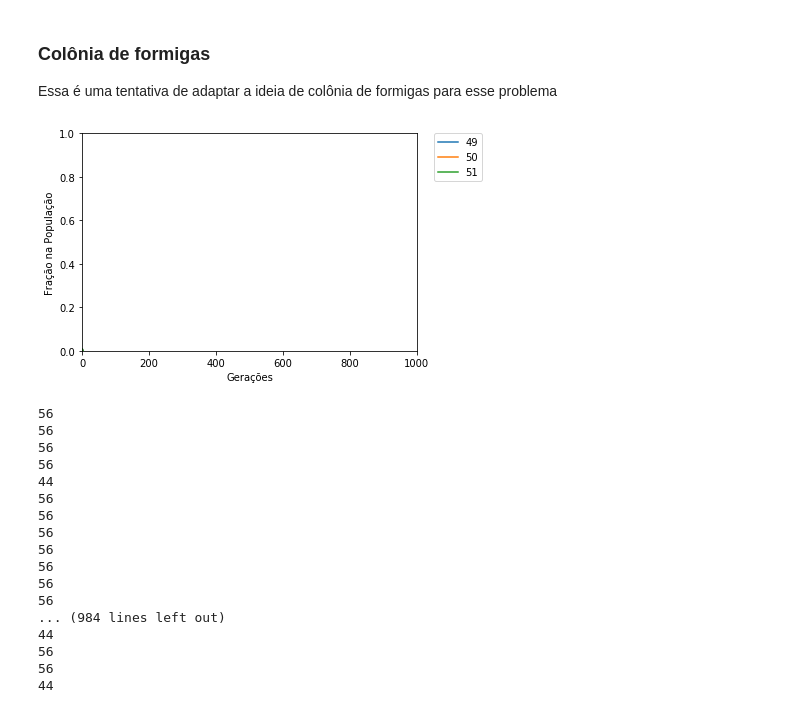
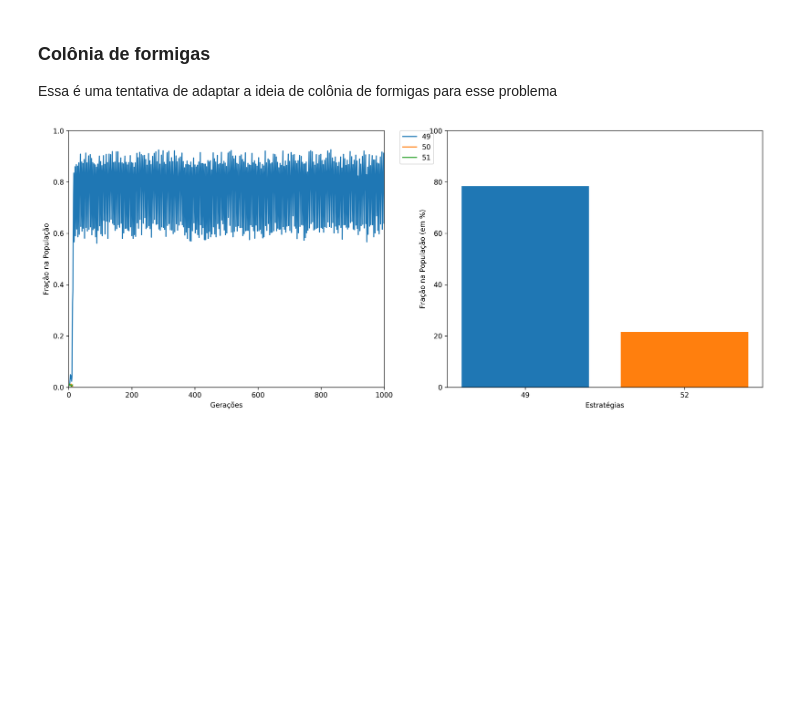
Before and after one commit to gaabrielfranco/game-theory-w1, a Jupyter notebook: twin-sisters.ipynb, the cells around one changed output. Saved outputs shown, nothing was run; the diff lists cells and outputs as text; code cells hidden in the pictures; blank space fills up the shorter version.

Commit message:
ACO and plots update

```diff
--- a/twin-sisters.ipynb
+++ b/twin-sisters.ipynb
@@ -111,15 +111,39 @@ class Agent:
 
 Esse trecho de código usa os dicionários <tt>strategies_tracked</tt> e <tt>fraction_agents</tt> que foram populados durante a execução do processo evolutivo
 # %%
-def plot_results(strategies_tracked, fraction_agents, epochs):
+def plot_results(agents, strategies_tracked, fraction_agents, epochs):
+    plt.figure(1, figsize=(18, 15), dpi=300)
+
+    plt.subplot(221)
     for s in strategies_tracked:
         plt.plot(list(range(1, len(fraction_agents[s]) + 1)), \
                  fraction_agents[s], label=str(s))
+
     plt.legend(bbox_to_anchor=(1.05, 1), loc=2, borderaxespad=0.)
     plt.xlabel('Gerações')
     plt.ylabel('Fração na População')
     plt.ylim(0, 1)
     plt.xlim(0, epochs)
+
+    strategies = [0] * 101
+    for agent in agents:
+        strategies[agent.get_strategy() - 1] += 1
+
+    plt.subplot(222)
+    x = []
+    y = (np.array(strategies) / len(agents)) * 100
+    j = 0
+    for i in range(0, len(y)):
+        if (y[i] != 0):
+            plt.bar(j, y[i])
+            x.append(str(i + 1))
+            j += 1
+
+    plt.xticks(list(range(len(x))), x)
+    plt.xlabel('Estratégias')
+    plt.ylabel('Fração na População (em %)')
+    plt.ylim(0, 100)
+
     plt.show()
 # %% [markdown]
 ### Algoritmo genético padrão
@@ -355,7 +379,7 @@ def ACO(iterations = 1000, n = 1000, k = 100, m = 10, decay = 0.7):
         # Fase de reforço do feromônio (aumentar as m melhores)
         for j in range(0, m):
             strategy = agents[j].get_strategy()
-            delta = agents[j].get_score() / k
+            delta = (agents[j].get_score() / k) * 0.01
             pheromones[strategy - 1] += delta
 
         # Construir uma nova solução baseada nos feromônios
@@ -379,28 +403,8 @@ def ACO(iterations = 1000, n = 1000, k = 100, m = 10, decay = 0.7):
             if s in number_agents:
                 fraction_agents[s].append(number_agents[s]/n)
 
-    plot_results(strategies_tracked, fraction_agents, iterations)
-
-    for agent in agents:
-        print(agent.get_strategy())
+    plot_results(agents, strategies_tracked, fraction_agents, iterations)
 # %%
-ACO(m = 1, decay = 0.5)
+ACO(m = 1, decay = 0.7)
 # %% [output]
-[figure, old version]
+[figure, new version]
-56
-56
-56
-56
-44
-56
-56
-56
-56
-56
-56
-56
-... (984 lines left out)
-44
-56
-56
-44
```
Also changed, not shown: parts of 2 cells of this notebook.
